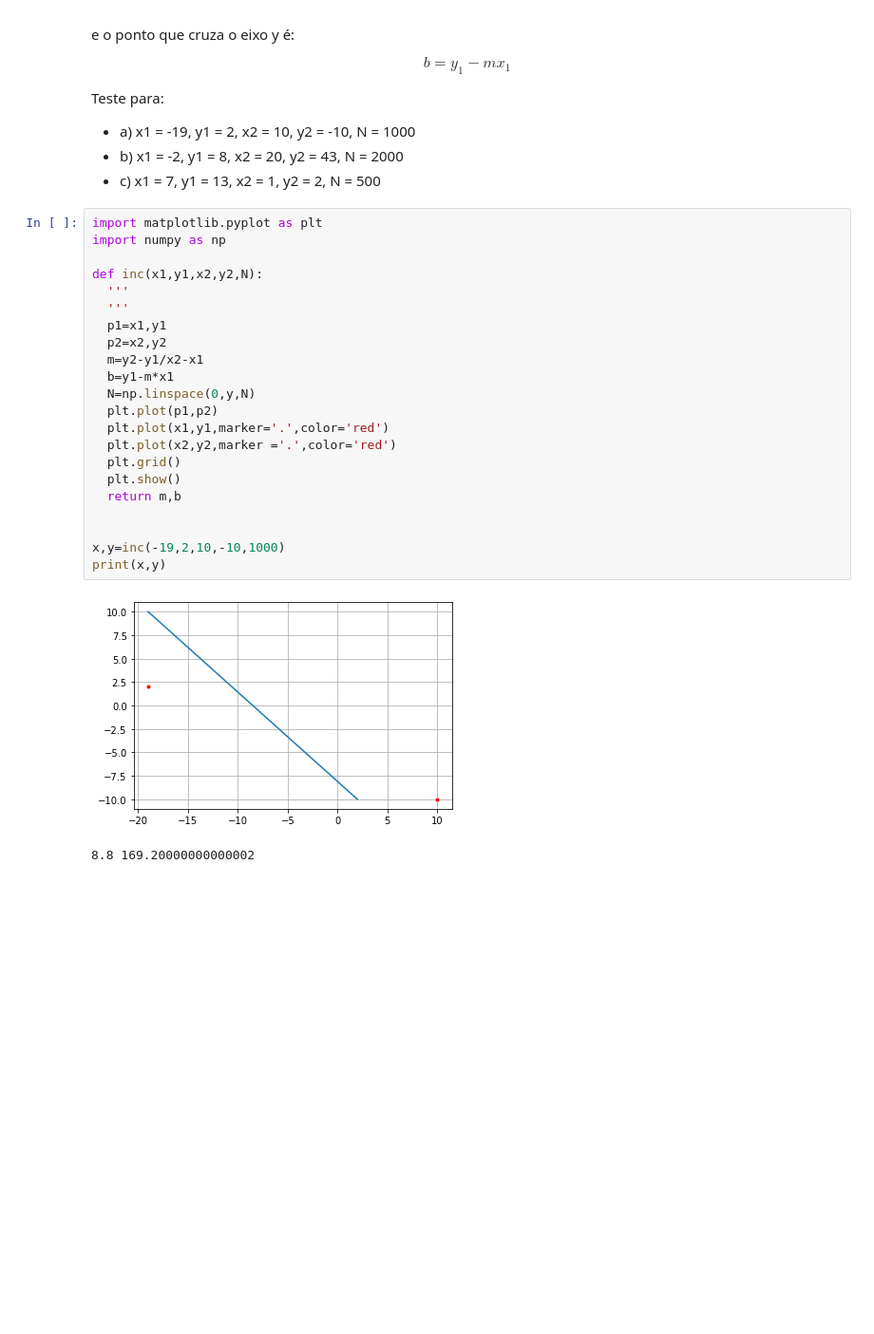
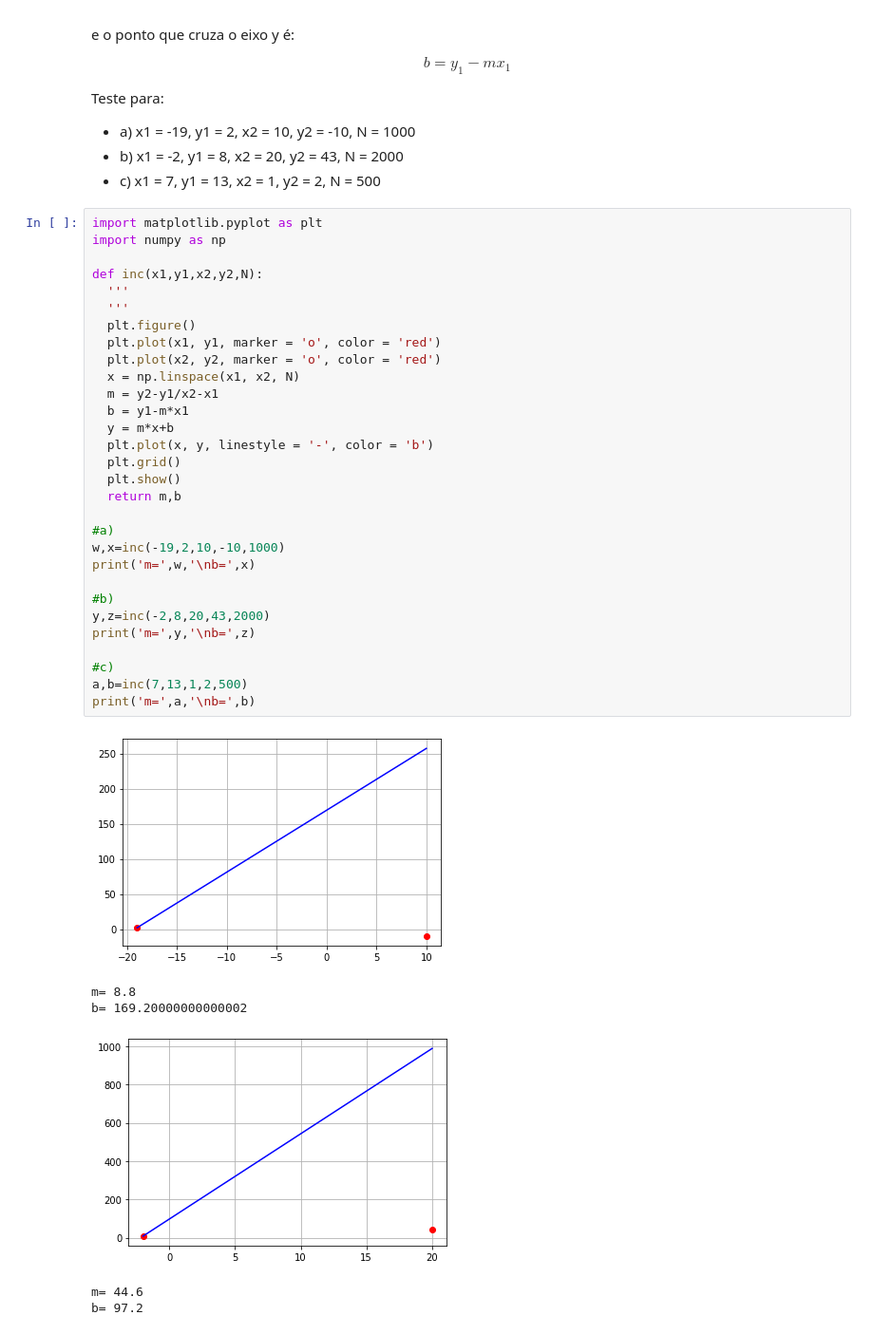
Before and after one commit to joaozz21/DATA_ANALISYS, a Jupyter notebook: Tarefa16JoãoHenrique.ipynb, the cells around one changed output. Shown: that part at 95% size. Saved outputs shown, nothing was run; the diff lists cells and outputs as text; blank space fills up the shorter version.

```diff
--- a/Tarefa16JoãoHenrique.ipynb
+++ b/Tarefa16JoãoHenrique.ipynb
@@ -213,25 +213,37 @@ Teste para:
 # %%
 import matplotlib.pyplot as plt
 import numpy as np
 
 def inc(x1,y1,x2,y2,N):
   '''
   '''
-  p1=x1,y1
-  p2=x2,y2
-  m=y2-y1/x2-x1
-  b=y1-m*x1
-  N=np.linspace(0,y,N)
-  plt.plot(p1,p2)
-  plt.plot(x1,y1,marker='.',color='red')
-  plt.plot(x2,y2,marker ='.',color='red')
+  plt.figure()
+  plt.plot(x1, y1, marker = 'o', color = 'red')
+  plt.plot(x2, y2, marker = 'o', color = 'red')
+  x = np.linspace(x1, x2, N)
+  m = y2-y1/x2-x1
+  b = y1-m*x1
+  y = m*x+b
+  plt.plot(x, y, linestyle = '-', color = 'b')
   plt.grid()
   plt.show()
   return m,b
 
+#a)
+w,x=inc(-19,2,10,-10,1000)
+print('m=',w,'\nb=',x)
 
-x,y=inc(-19,2,10,-10,1000)
-print(x,y)
+#b)
+y,z=inc(-2,8,20,43,2000)
+print('m=',y,'\nb=',z)
+
+#c)
+a,b=inc(7,13,1,2,500)
+print('m=',a,'\nb=',b)
 # %% [output]
-[figure, old version]
+[figure, new version]
-8.8 169.20000000000002
+m= 8.8
+b= 169.20000000000002
+[figure, added]
+m= 44.6
+b= 97.2
```
Also changed, not shown: parts of 1 cell of this notebook.
